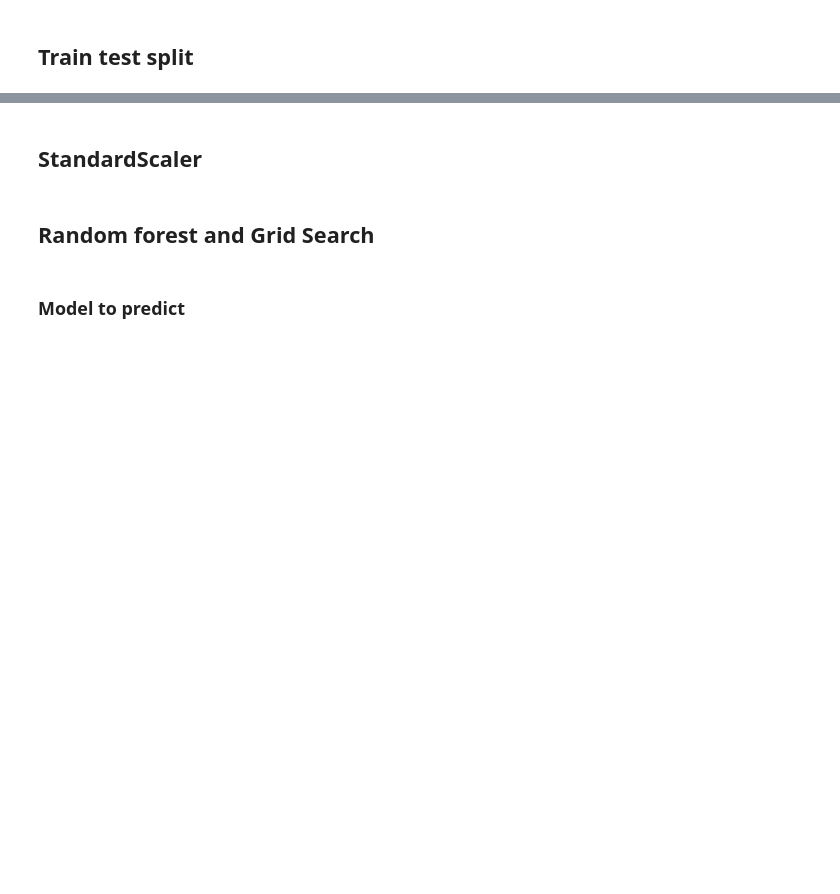
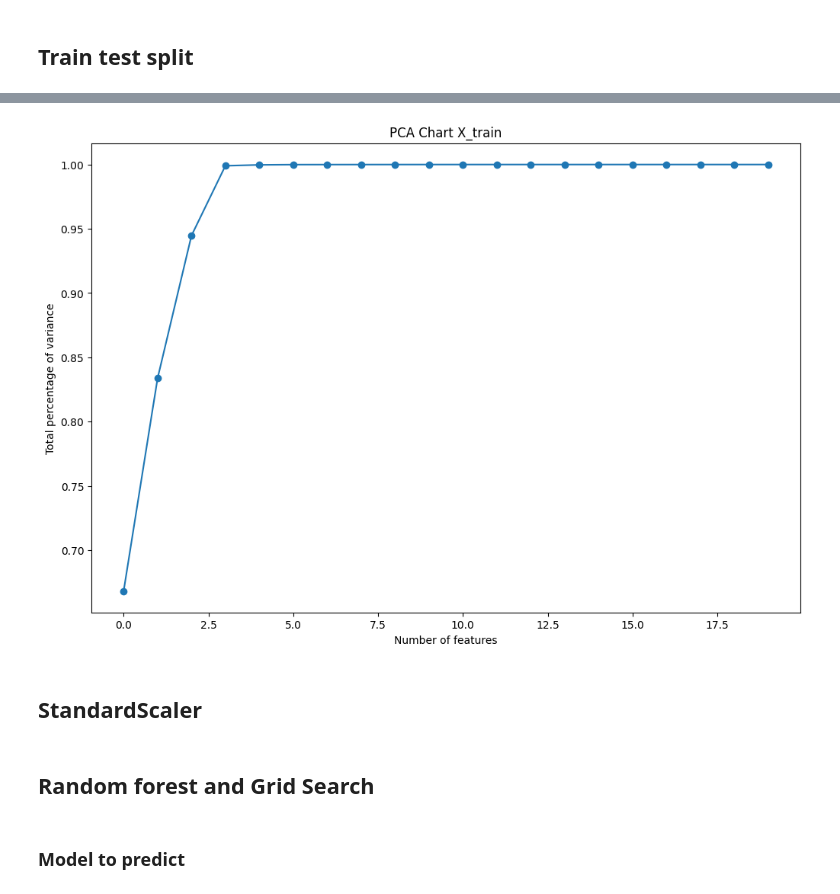
Before and after one commit to rafalgi/Mobile-Price-Classification---Random-forest, a Jupyter notebook: Mobile Price Classification.ipynb, the cells around one changed output, grey strips where cells are left out. Saved outputs shown, nothing was run; the diff lists cells and outputs as text; code cells hidden in the pictures; blank space fills up the shorter version.

```diff
--- a/Mobile Price Classification.ipynb
+++ b/Mobile Price Classification.ipynb
@@ -150,0 +162,8 @@ X2 = df2.drop('price_range' , axis =1)
+# %%
+scaler = StandardScaler()
+
+# Scaling up training data
+X_train_scaled = pd.DataFrame(scaler.fit_transform(X_train), columns=X_train.columns, index=X_train.index)
+
+# Scaling up testing data
+X_test_scaled = pd.DataFrame(scaler.transform(X_test), columns=X_test.columns, index=X_test.index)
@@ -151,14 +184,17 @@ X2 = df2.drop('price_range' , axis =1)
 # %%
 def compute_score(x):
-    pca_scores, factor_scores = [], []
+    pca_scores, factor_scores,t = [], [] , []
     for n in range(1, len(x.columns) + 1):
         pca = PCA(n_components=n)
         factor = FactorAnalysis(n_components=n)
         pca_scores.append(np.mean(cross_val_score(pca, x)))
         factor_scores.append(np.mean(cross_val_score(factor, x)))
 
-    return pca_scores, factor_scores
-scores_pca, scores_factor = compute_score(X_train)
+        X_train_pca = pca.fit_transform(X_train)
+        t += [sum(pca.explained_variance_ratio_)]
+
+    return pca_scores, factor_scores , t
+scores_pca, scores_factor ,t = compute_score(X_train_scaled)
 
 n_components_pca = np.argmax(scores_pca)  + 1
 n_components_fac = np.argmax(scores_factor)  + 1
@@ -180,2 +238,13 @@ X_test_fac = fac.transform(X_test)
+# %%
+component_number=np.arange(20)
+
+plt.figure(figsize=(12,8))
+plt.plot(component_number,t,marker='o')
+plt.xlabel("Number of features")
+plt.ylabel("Total percentage of variance")
+plt.title("PCA Chart X_train")
+plt.show()
+# %% [output]
+[figure, added]
 # %% [markdown]
 ## StandardScaler
```
Also changed, not shown: parts of 14 cells of this notebook.
